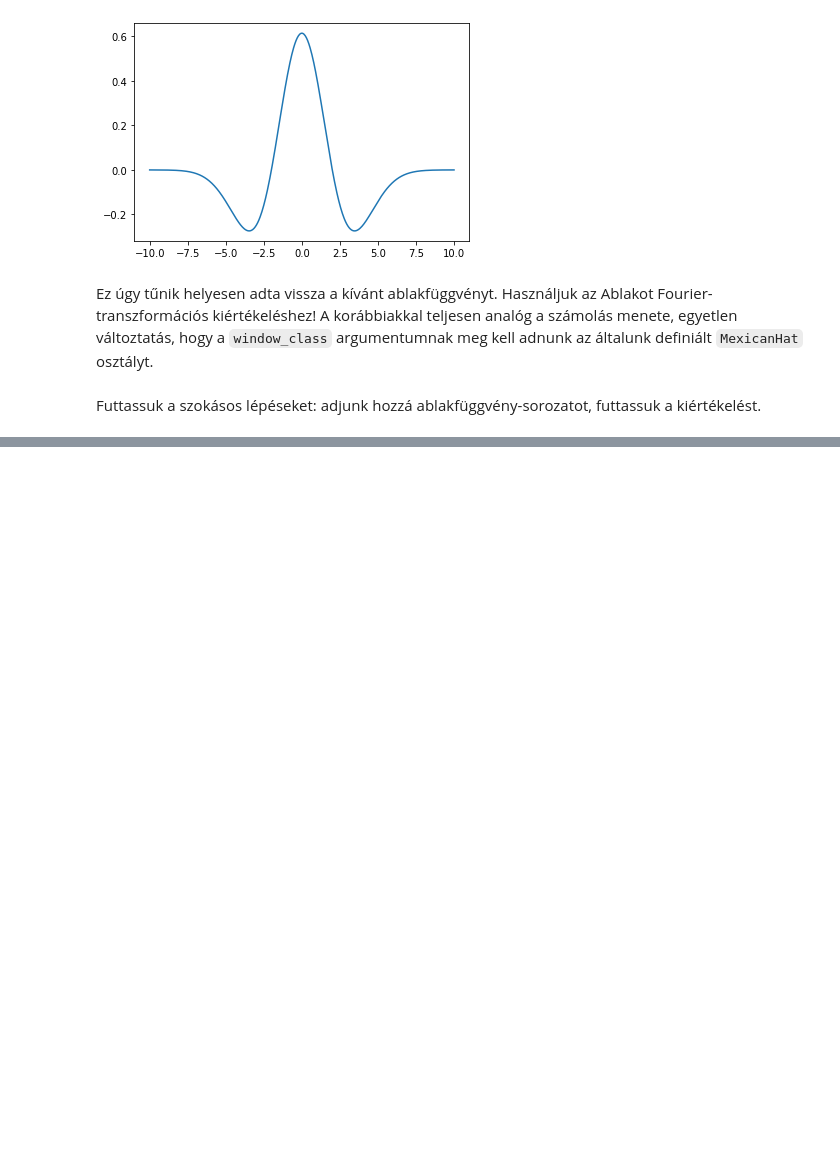
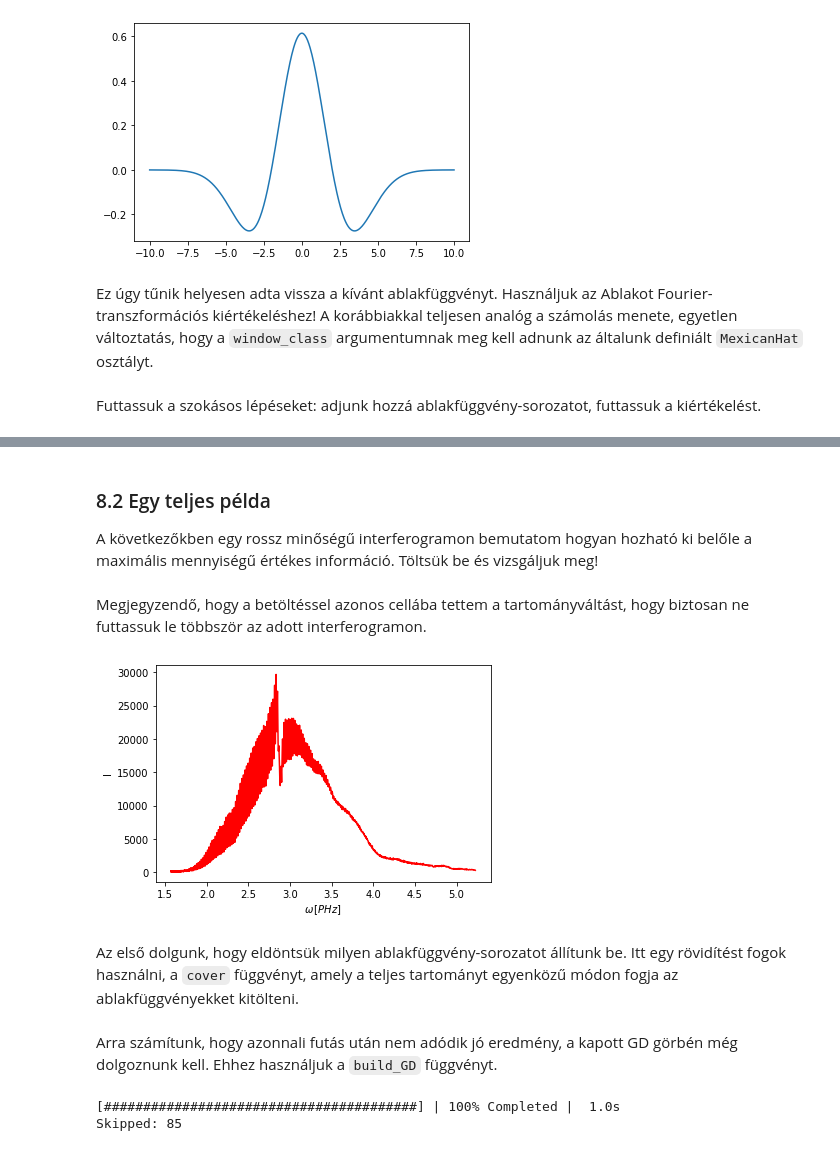
Before and after one commit to Ptrskay3/PySprint, a Jupyter notebook: doc/hu_wft.ipynb, the cells around one changed output, grey strips where cells are left out. Saved outputs shown, nothing was run; the diff lists cells and outputs as text; code cells hidden in the pictures; blank space fills up the shorter version.

```diff
--- a/doc/hu_wft.ipynb
+++ b/doc/hu_wft.ipynb
@@ -224,0 +225,19 @@ custom_wft.heatmap()
+# %% [markdown]
+### 8.2 Egy teljes példa
+
+A következőkben egy rossz minőségű interferogramon bemutatom hogyan hozható ki belőle a maximális mennyiségű értékes információ. Töltsük be és vizsgáljuk meg!
+# %%
+poor_ifg = ps.WFTMethod.parse_raw('datasets/ifg_poor.trt',
+                                  skiprows=8,
+                                  decimal=",",
+                                  sep=";",
+                                  meta_len=6)
+poor_ifg.chdomain()
+# %% [markdown]
+Megjegyzendő, hogy a betöltéssel azonos cellába tettem a tartományváltást, hogy biztosan ne futtassuk le többször az adott interferogramon.
+# %%
+poor_ifg.plot()
+# %% [output]
+[figure, added]
+# %% [markdown]
+Az első dolgunk, hogy eldöntsük milyen ablakfüggvény-sorozatot állítunk be. Itt egy rövidítést fogok használni, a `cover` függvényt, amely a teljes tartományt egyenközű módon fogja az ablakfüggvényekket kitölteni.
@@ -224,0 +250,7 @@ custom_wft.heatmap()
+# %% [markdown]
+Arra számítunk, hogy azonnali futás után nem adódik jó eredmény, a kapott GD görbén még dolgoznunk kell. Ehhez használjuk a `build_GD` függvényt.
+# %%
+gd = poor_ifg.build_GD(fastmath=False, parallel=True)
+# %% [output]
+[########################################] | 100% Completed |  1.0s
+Skipped: 85
```
Also changed, not shown: parts of 13 cells of this notebook, 9 other files.
